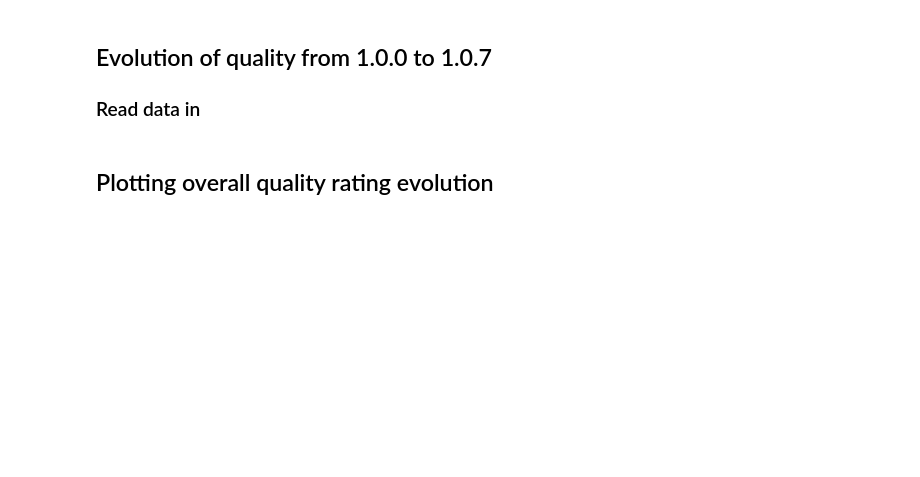
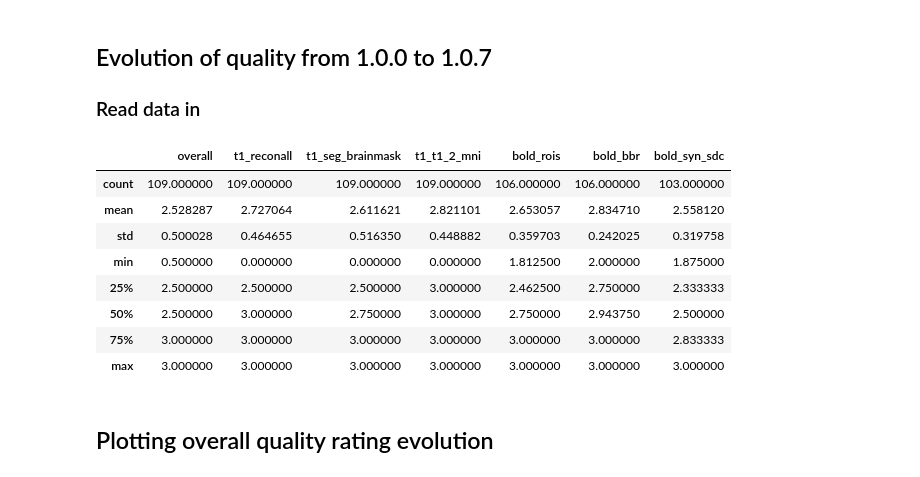
Before and after one commit to nipreps/fmriprep-notebooks, a Jupyter notebook: 01_Evaluation - QC.ipynb, the cells around one changed output. Cells and saved outputs as stored; diff of their text form; code cells hidden in the pictures; blank space fills up the shorter version.

```diff
--- a/01_Evaluation - QC.ipynb
+++ b/01_Evaluation - QC.ipynb
@@ -110,3 +43,16 @@ dataframe0 = dataframe0.reindex(dataframe.index)
+# %%
+df = pd.read_csv('fmriprep_qc.tsv', sep='\t')
+df.describe()
+# %% [output]
+|  | overall | t1_reconall | t1_seg_brainmask | t1_t1_2_mni | bold_rois | bold_bbr | bold_syn_sdc |
+| count | 109.000000 | 109.000000 | 109.000000 | 109.000000 | 106.000000 | 106.000000 | 103.000000 |
+| mean | 2.528287 | 2.727064 | 2.611621 | 2.821101 | 2.653057 | 2.834710 | 2.558120 |
+| std | 0.500028 | 0.464655 | 0.516350 | 0.448882 | 0.359703 | 0.242025 | 0.319758 |
+| min | 0.500000 | 0.000000 | 0.000000 | 0.000000 | 1.812500 | 2.000000 | 1.875000 |
+| 25% | 2.500000 | 2.500000 | 2.500000 | 3.000000 | 2.462500 | 2.750000 | 2.333333 |
+| 50% | 2.500000 | 3.000000 | 2.750000 | 3.000000 | 2.750000 | 2.943750 | 2.500000 |
+| 75% | 3.000000 | 3.000000 | 3.000000 | 3.000000 | 3.000000 | 3.000000 | 2.833333 |
+| max | 3.000000 | 3.000000 | 3.000000 | 3.000000 | 3.000000 | 3.000000 | 3.000000 |
 # %% [markdown]
 ## Plotting overall quality rating evolution
 # %%
```
Also changed, not shown: parts of 6 cells of this notebook, 2 other files.
